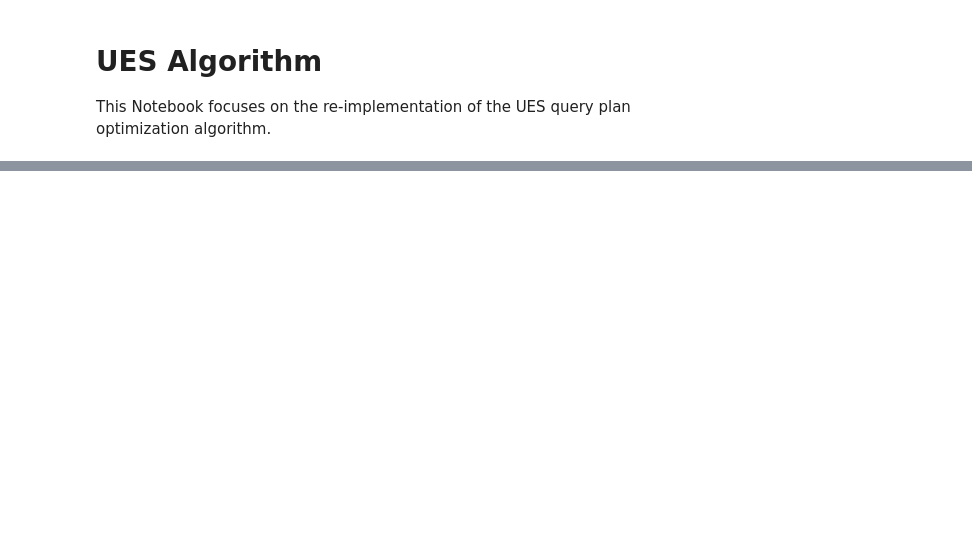
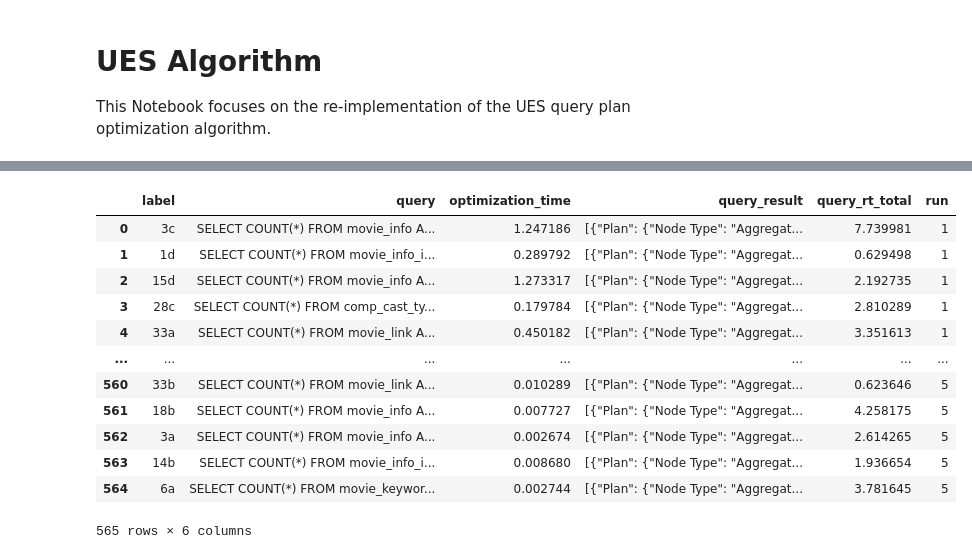
Before and after one commit to rbergm/PostBOUND, a Jupyter notebook: ues/UES_Algorithm.ipynb, the cells around one changed output, grey strips where cells are left out. Saved outputs shown, nothing was run; the diff lists cells and outputs as text; code cells hidden in the pictures; blank space fills up the shorter version.

```diff
--- a/ues/UES_Algorithm.ipynb
+++ b/ues/UES_Algorithm.ipynb
@@ -86,0 +38,17 @@ cast_info AS ci || {'pk_fk_join': False, 'predicate': [ci.person_id = an.person_
+# %%
+df_rebuild = pd.read_csv("workloads/job-ues-results-rebuild.csv")
+df_rebuild
+# %% [output]
+|  | label | query | optimization_time | query_result | query_rt_total | run |
+| 0 | 3c | SELECT COUNT(*) FROM movie_info A... | 1.247186 | [{"Plan": {"Node Type": "Aggregat... | 7.739981 | 1 |
+| 1 | 1d | SELECT COUNT(*) FROM movie_info_i... | 0.289792 | [{"Plan": {"Node Type": "Aggregat... | 0.629498 | 1 |
+| 2 | 15d | SELECT COUNT(*) FROM movie_info A... | 1.273317 | [{"Plan": {"Node Type": "Aggregat... | 2.192735 | 1 |
+| 3 | 28c | SELECT COUNT(*) FROM comp_cast_ty... | 0.179784 | [{"Plan": {"Node Type": "Aggregat... | 2.810289 | 1 |
+| 4 | 33a | SELECT COUNT(*) FROM movie_link A... | 0.450182 | [{"Plan": {"Node Type": "Aggregat... | 3.351613 | 1 |
+| ... | ... | ... | ... | ... | ... | ... |
+| 560 | 33b | SELECT COUNT(*) FROM movie_link A... | 0.010289 | [{"Plan": {"Node Type": "Aggregat... | 0.623646 | 5 |
+| 561 | 18b | SELECT COUNT(*) FROM movie_info A... | 0.007727 | [{"Plan": {"Node Type": "Aggregat... | 4.258175 | 5 |
+| 562 | 3a | SELECT COUNT(*) FROM movie_info A... | 0.002674 | [{"Plan": {"Node Type": "Aggregat... | 2.614265 | 5 |
+| 563 | 14b | SELECT COUNT(*) FROM movie_info_i... | 0.008680 | [{"Plan": {"Node Type": "Aggregat... | 1.936654 | 5 |
+| 564 | 6a | SELECT COUNT(*) FROM movie_keywor... | 0.002744 | [{"Plan": {"Node Type": "Aggregat... | 3.781645 | 5 |
+565 rows × 6 columns
```
Also changed, not shown: parts of 27 cells of this notebook, 8 other files.
